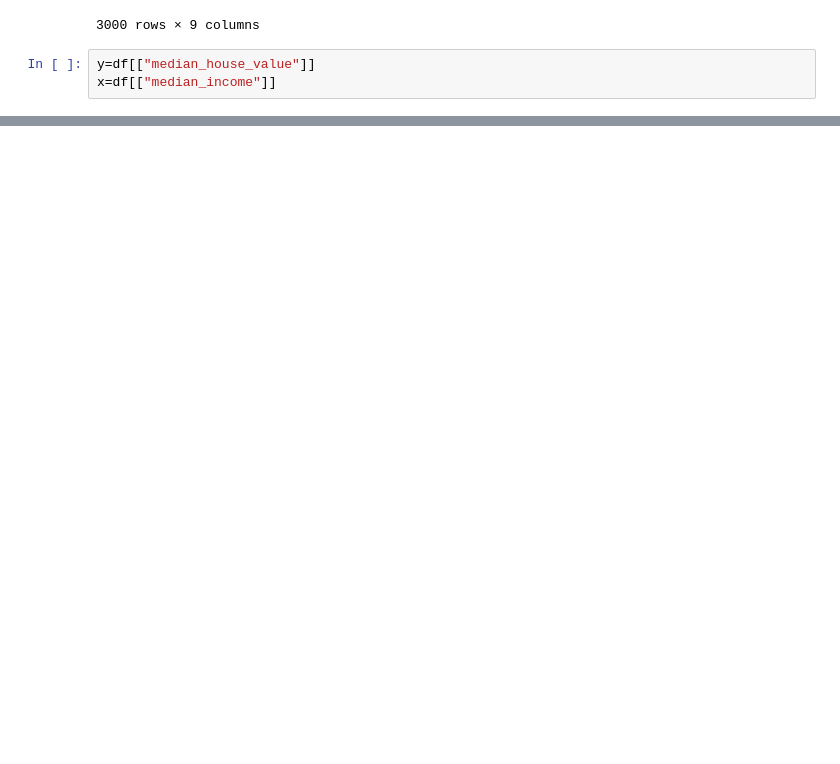
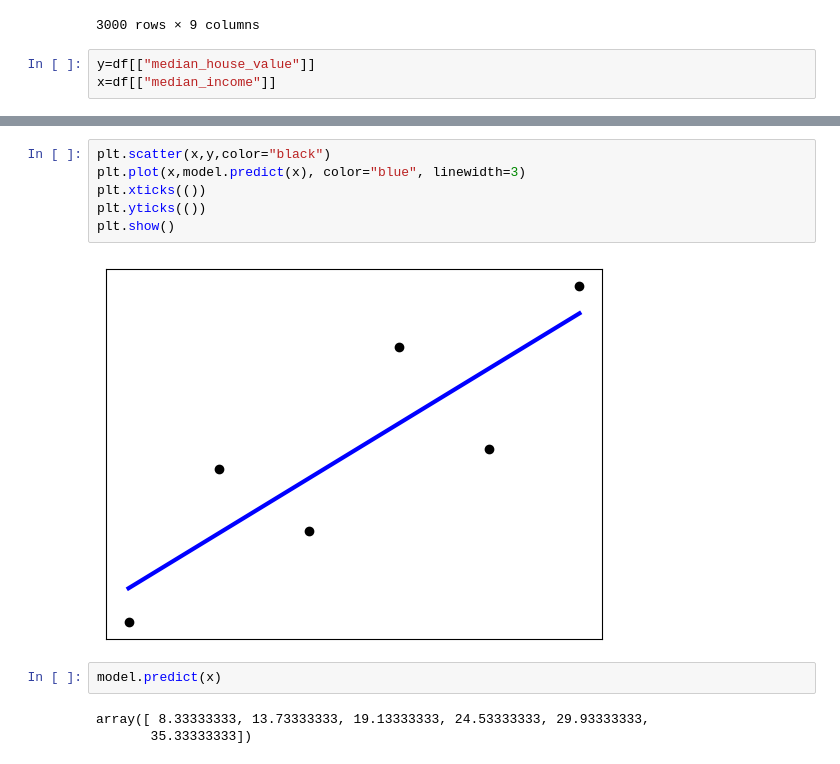
Before and after one commit to Siddhu290/Machine_Learning, a Jupyter notebook: Day_11.ipynb, the cells around one changed output, grey strips where cells are left out. Cells and saved outputs as stored; diff of their text form; blank space fills up the shorter version.

```diff
--- a/Day_11.ipynb
+++ b/Day_11.ipynb
@@ -25,0 +99,13 @@ x=df[["median_income"]]
+# %%
+plt.scatter(x,y,color="black")
+plt.plot(x,model.predict(x), color="blue", linewidth=3)
+plt.xticks(())
+plt.yticks(())
+plt.show()
+# %% [output]
+[figure, added]
+# %%
+model.predict(x)
+# %% [output]
+array([ 8.33333333, 13.73333333, 19.13333333, 24.53333333, 29.93333333,
+       35.33333333])
```
Also changed, not shown: parts of 16 cells of this notebook.
